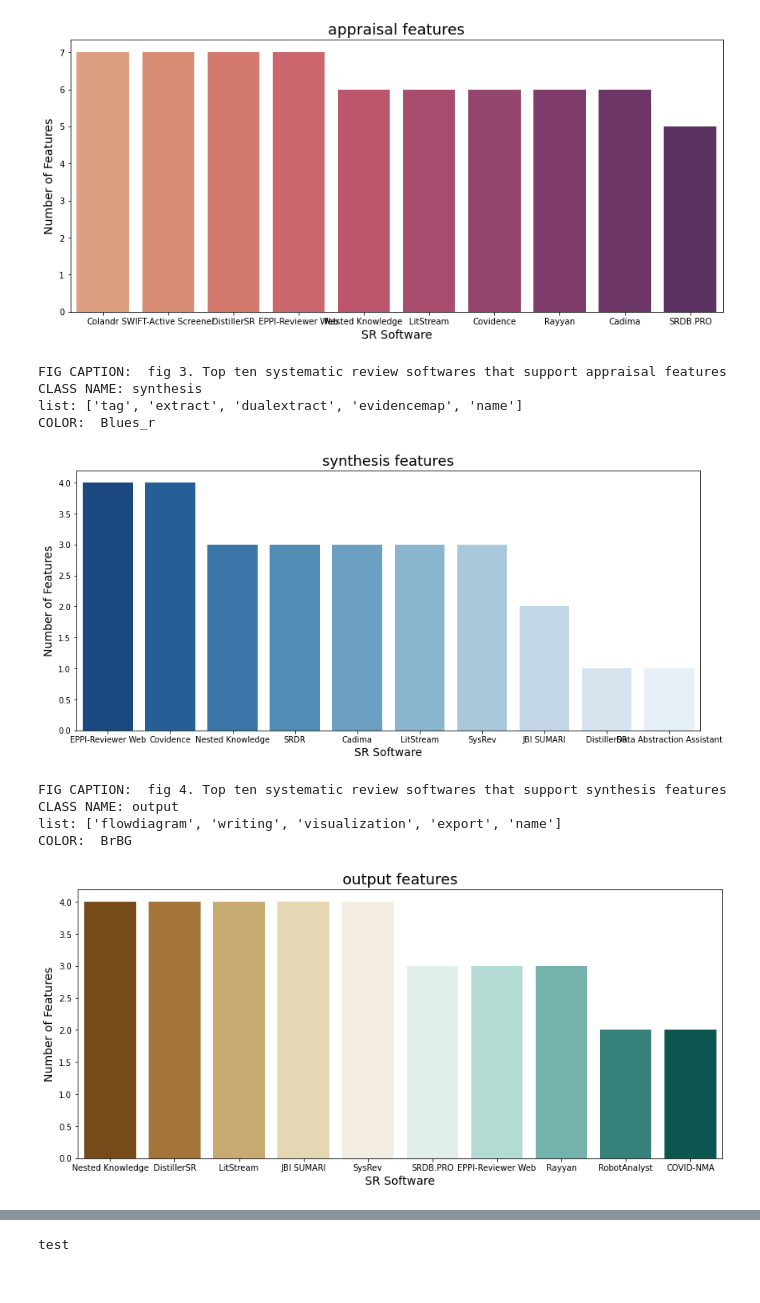
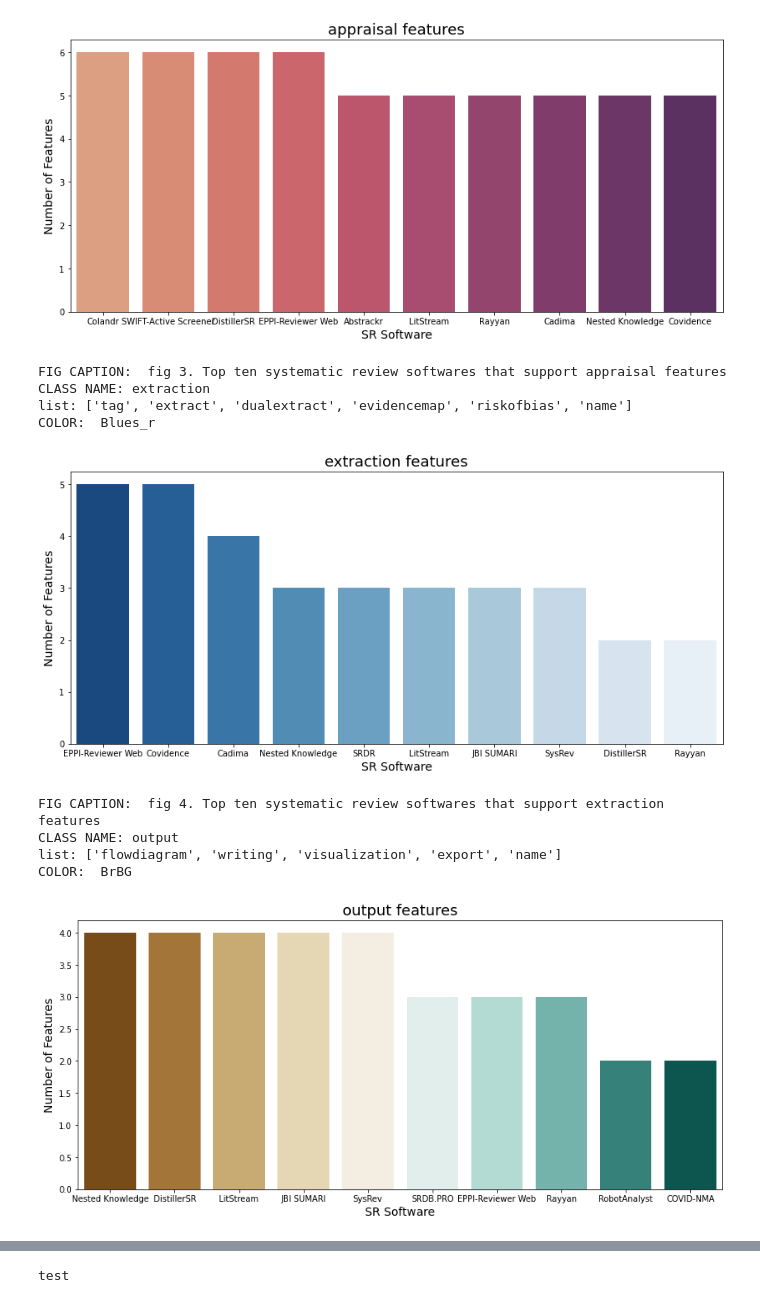
Before and after one commit to cowiekw/sr-software-comparison, a Jupyter notebook: groupbyfeature.ipynb, the cells around one changed output, grey strips where cells are left out. Cells and saved outputs as stored; diff of their text form; code cells hidden in the pictures.

Commit message:
Update feature classes and color pallettes

```diff
--- a/groupbyfeature.ipynb
+++ b/groupbyfeature.ipynb
@@ -6,31 +6,26 @@ import seaborn as sns
 import numpy as np
 from helpers import sum_features_per_software, keep_top_software
 # %%
-df = pd.read_excel('orig_df.xlsx', engine='openpyxl')
+df = pd.read_excel('data/orig_df.xlsx', engine='openpyxl')
 # %%
 classes_dict = {
-    'retrieval':['search', 'import', 'expertaddition'],
+    'retrieval':['search', 'import', 'expertaddition', 'fulltextpdf'],
     'appraisal': ['tiabscreen', 'distinctscreen', 'dualscreen',
-                  'fulltextpdf', 'wordhighlight', 'screeninautomation', 'deduplication'],
-    'synthesis': ['tag', 'extract', 'dualextract', 'evidencemap',],
+                   'wordhighlight', 'screeninautomation', 'deduplication'],
+    'extraction': ['tag', 'extract', 'dualextract', 'evidencemap', 'riskofbias'],
     'output':['flowdiagram', 'writing', 'visualization', 'export'],
-    'admin':['protocol', 'userroles', 'monitor', 'comments', 'training', 'support'],
-    'access': ['free', 'living', 'cloud', 'publicoutputs']
+    'admin':['protocol', 'userroles', 'monitor', 'comments', 'training','support'],
+    'access': ['free', 'multipleusers', 'living', 'publicoutputs']
     }
 
-# Add risk of bias
-# Add multiple users
-
 classes_pallettes = {
-    'retrieval':['Greens'],
-    'appraisal': ['flare'],
-    'synthesis': ['Blues_r'],
+    'retrieval':['BuGn'],
+    'appraisal': ['BuPu'],
+    'extraction': ['Blues_r'],
     'output':['BrBG'],
     'admin':['BuPu'],
     'access': ['BuGn']
     }
-
-# color_palette=classes_pallettes[feature_key
 # %%
 captions = []
 fig_num = 2
@@ -75,7 +70,7 @@ for k, v in classes_dict.items():  # For each feature class
     print("FIG CAPTION: ", fig_caption)
 
     # SAVE EACH FIGURE
-    ax.get_figure().savefig('fig'+fign+'.png')
+    ax.get_figure().savefig('output/fig'+fign+'.png')
 
     fig_num = fig_num+1
 # %% [output]
@@ -89,11 +84,11 @@ list: ['tiabscreen', 'distinctscreen', 'dualscreen', 'fulltextpdf', 'wordhighlig
 COLOR:  flare
-[figure, old version]
+[figure, new version]
 FIG CAPTION:  fig 3. Top ten systematic review softwares that support appraisal features
-CLASS NAME: synthesis
-list: ['tag', 'extract', 'dualextract', 'evidencemap', 'name']
+CLASS NAME: extraction
+list: ['tag', 'extract', 'dualextract', 'evidencemap', 'riskofbias', 'name']
 COLOR:  Blues_r
-[figure, old version]
+[figure, new version]
-FIG CAPTION:  fig 4. Top ten systematic review softwares that support synthesis features
+FIG CAPTION:  fig 4. Top ten systematic review softwares that support extraction features
 CLASS NAME: output
 list: ['flowdiagram', 'writing', 'visualization', 'export', 'name']
 COLOR:  BrBG
```
Also changed, not shown: parts of 2 cells of this notebook, 18 other files.
